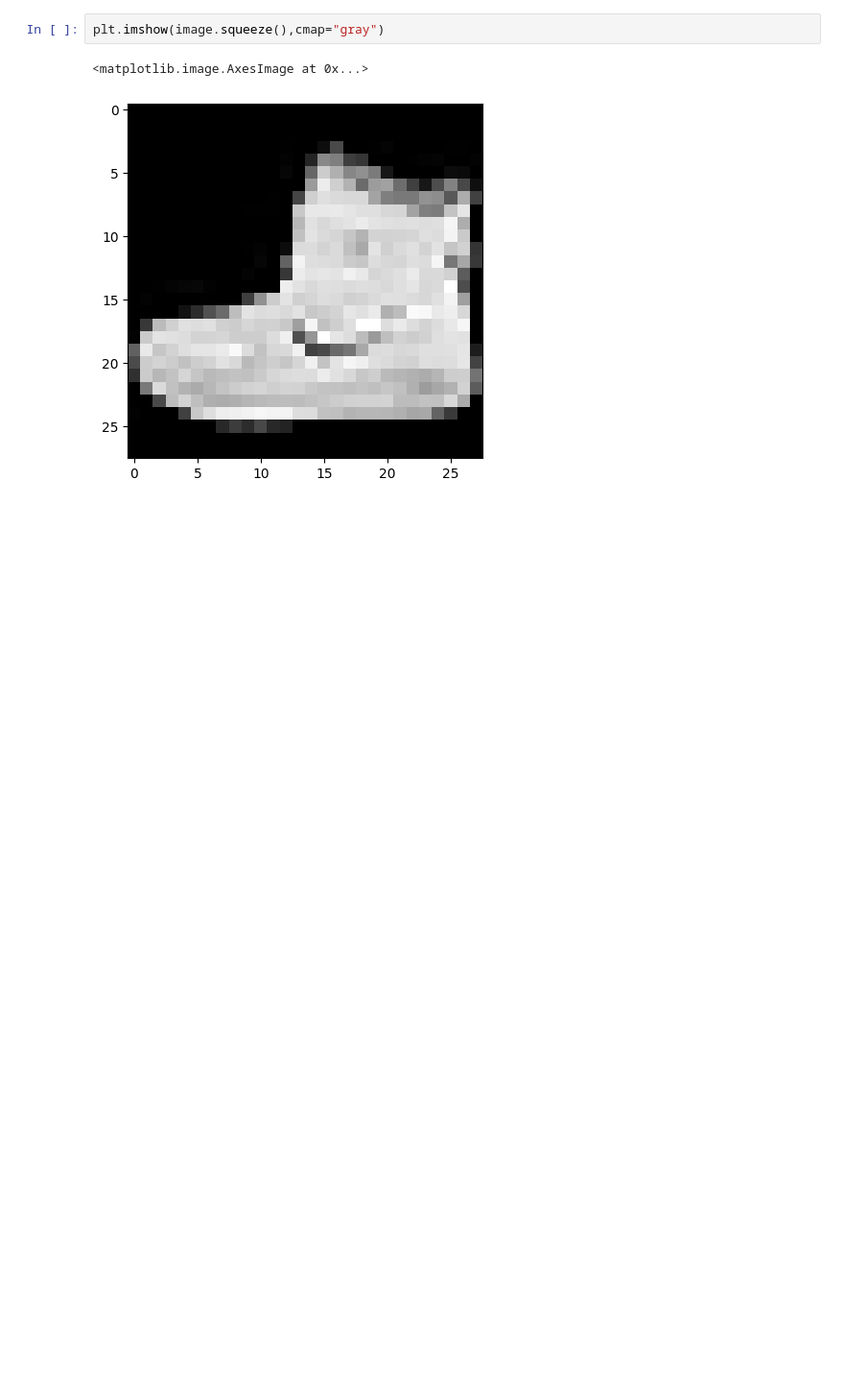
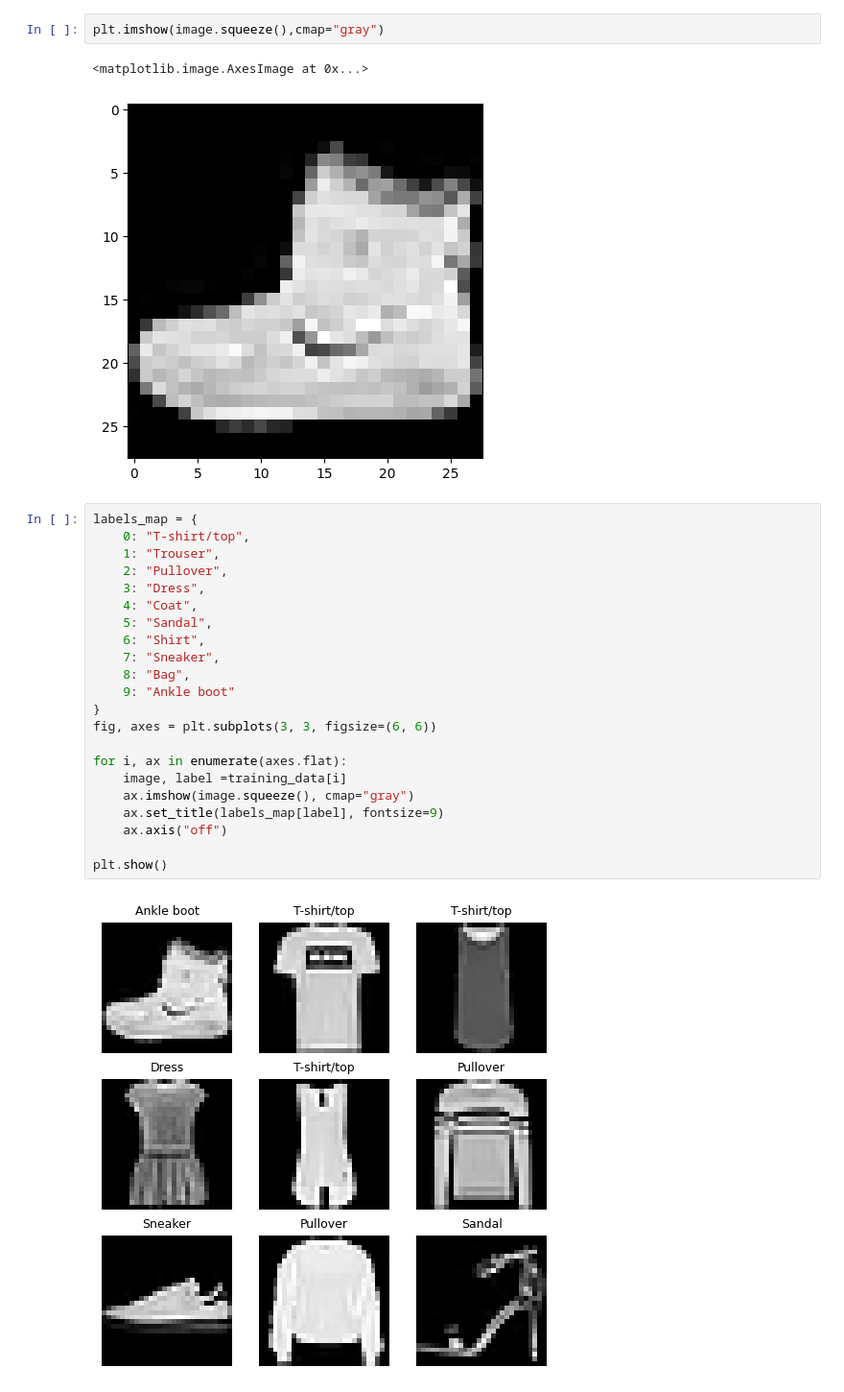
Before and after one commit to trijesh61/Pytorch-Practice, a Jupyter notebook: Training_practice.ipynb, the cells around one changed output. Shown at 96% size. Saved outputs shown, nothing was run; the diff lists cells and outputs as text; blank space fills up the shorter version.

```diff
--- a/Training_practice.ipynb
+++ b/Training_practice.ipynb
@@ -175,3 +170,27 @@ plt.imshow(image.squeeze(),cmap="gray")
 # %% [output]
 <matplotlib.image.AxesImage at 0x...>
 [figure]
+# %%
+labels_map = {
+    0: "T-shirt/top",
+    1: "Trouser",
+    2: "Pullover",
+    3: "Dress",
+    4: "Coat",
+    5: "Sandal",
+    6: "Shirt",
+    7: "Sneaker",
+    8: "Bag",
+    9: "Ankle boot"
+}
+fig, axes = plt.subplots(3, 3, figsize=(6, 6))
+
+for i, ax in enumerate(axes.flat):
+    image, label =training_data[i]
+    ax.imshow(image.squeeze(), cmap="gray")
+    ax.set_title(labels_map[label], fontsize=9)
+    ax.axis("off")
+
+plt.show()
+# %% [output]
+[figure, added]
```
Also changed, not shown: parts of 11 cells of this notebook.
